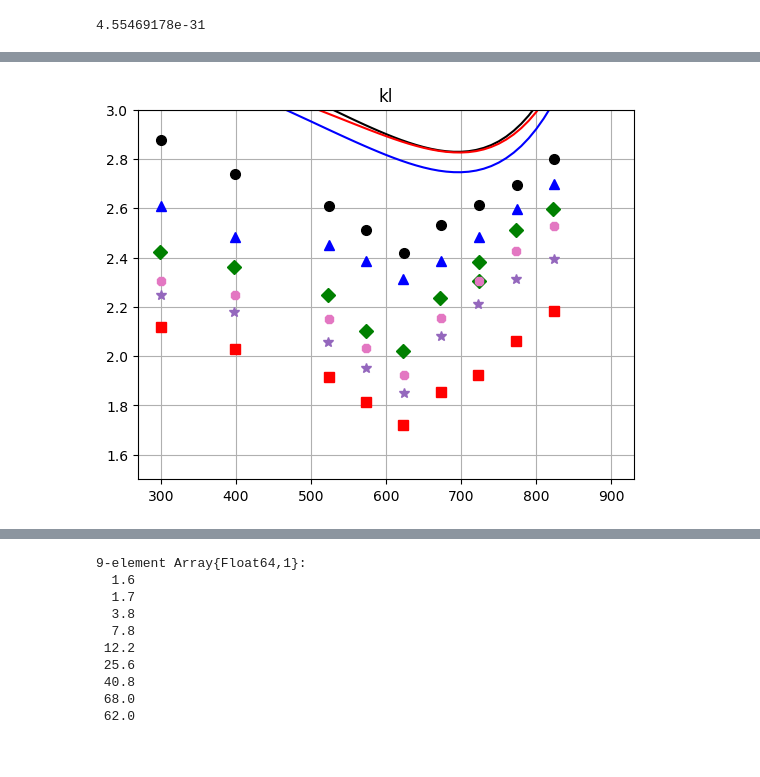
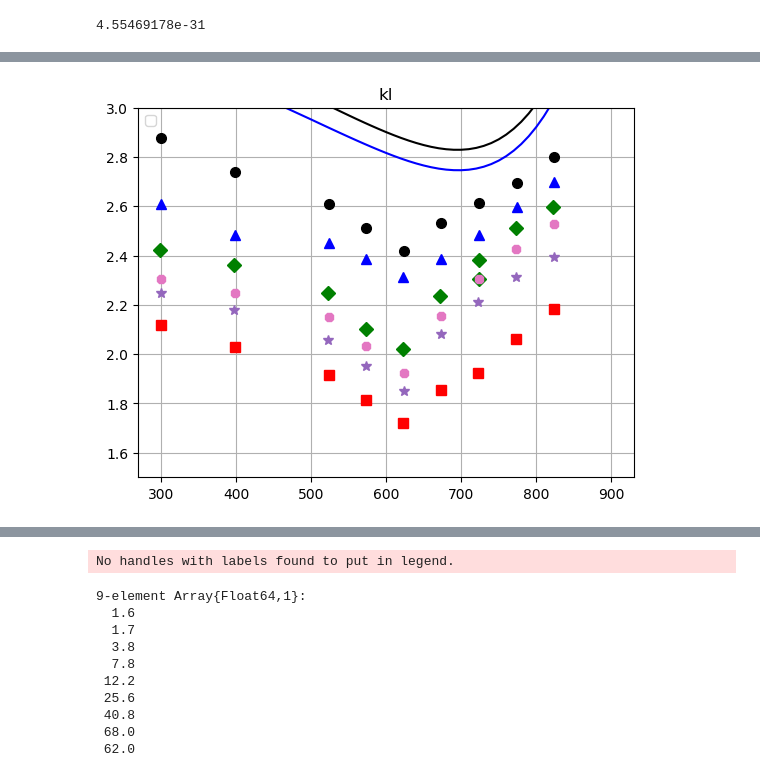
Before and after one commit to ast5005/bte, a Jupyter notebook: Mg2SiSn-AST-P1-1-SUin-Comp.ipynb, the cells around one changed output, grey strips where cells are left out. Saved outputs shown, nothing was run; the diff lists cells and outputs as text; code cells hidden in the pictures.

```diff
--- a/Mg2SiSn-AST-P1-1-SUin-Comp.ipynb
+++ b/Mg2SiSn-AST-P1-1-SUin-Comp.ipynb
@@ -532,48 +565,49 @@ MgSiSn0hKCK=[2.1168755981,2.0268355263,1.9150855263,1.8140986842,1.7209888158,1.
 # %%
 figure()
 title("kl")
-plot(Ts,36*klt_SA_A+kes[:,1,1]+0.6*kbis[:,1,1],Linestyle="-",color="k")
-plot(Ts,34*klt_SA_A+kes[:,1,1]+0.567*kbis[:,1,1],Linestyle="-",color="b")
-plot(Ts,28*klt_SA_A+1.48kes[:,1,1]+0.57*kbis[:,1,1],Linestyle="-",color="g")
-plot(Ts,29*klt_SA_A+1.5kes[:,1,1]+0.53*kbis[:,1,1],Linestyle="-.",color="tab:pink")
-plot(Ts,27*klt_SA_A+1.5kes[:,1,1]+0.53*kbis[:,1,1],Linestyle="-.",color="tab:purple")
-plot(Ts,26*klt_SA_A+1.3kes[:,1,1]+0.52*kbis[:,1,1],Linestyle="-",color="r")
-plot(MgSiSn4hKCT+273,MgSiSn4hKCK,linestyle="None",marker="o",markersize=7,color="k")
-plot(MgSiSn2hKCT+273,MgSiSn2hKCK,linestyle="None",marker="^",markersize=7,color="b")
-plot(MgSiSn05hKCT+273,MgSiSn05hKCK,linestyle="None",marker="D",markersize=7,color="g")
-plot(MgSiSn2h2TiO2KCT+273,MgSiSn2h2TiO2KCK,linestyle="None",marker="8",markersize=7,color="tab:pink")
-plot(MgSiSn2h5TiO2KCT+273,MgSiSn2h5TiO2KCK,linestyle="None",marker="*",markersize=7,color="tab:purple")
-plot(MgSiSn0hKCT+273,MgSiSn0hKCK,linestyle="None",marker="s",markersize=7,color="r")
+plot(Ts,36*klt_SA_A .+kes[:,1,1] .+0.6*kbis[:,1,1],Linestyle="-",color="k")
+plot(Ts,34*klt_SA_A .+kes[:,1,1]+0.567 .*kbis[:,1,1],Linestyle="-",color="b")
+plot(Ts,28*klt_SA_A .+1.48kes[:,1,1] .+0.57*kbis[:,1,1],Linestyle="-",color="g")
+plot(Ts,29*klt_SA_A .+1.5kes[:,1,1] .+0.53*kbis[:,1,1],Linestyle="-.",color="tab:pink")
+plot(Ts,27*klt_SA_A .+1.5kes[:,1,1] .+0.53*kbis[:,1,1],Linestyle="-.",color="tab:purple")
+plot(Ts,26*klt_SA_A /+1.3kes[:,1,1] .+0.52*kbis[:,1,1],Linestyle="-",color="r")
+plot(MgSiSn4hKCT .+273,MgSiSn4hKCK,linestyle="None",marker="o",markersize=7,color="k")
+plot(MgSiSn2hKCT .+273,MgSiSn2hKCK,linestyle="None",marker="^",markersize=7,color="b")
+plot(MgSiSn05hKCT .+273,MgSiSn05hKCK,linestyle="None",marker="D",markersize=7,color="g")
+plot(MgSiSn2h2TiO2KCT  .+273,MgSiSn2h2TiO2KCK,linestyle="None",marker="8",markersize=7,color="tab:pink")
+plot(MgSiSn2h5TiO2KCT .+273,MgSiSn2h5TiO2KCK,linestyle="None",marker="*",markersize=7,color="tab:purple")
+plot(MgSiSn0hKCT .+273,MgSiSn0hKCK,linestyle="None",marker="s",markersize=7,color="r")
 #plot(SiGe_SA_162_Bulk_KC_T,SiGe_SA_162_Bulk_KC_KL,linestyle="None",marker="o",markersize=7,color="b")
 #plot(SiGe_SA_162_Bulk_KC_T2,SiGe_SA_162_Bulk_KC_K2,linestyle="None",marker="o",markersize=7,color="g")
 legend(loc="upper left")
 ylim(1.5,3.0)
 grid()
 
 
 figure()
 title("kl")
-plot(Ts,36*klt_SA_A+kes[:,1,1]+0.6*kbis[:,1,1],Linestyle="-",color="k",label="")
-plot(Ts,34*klt_SA_A+kes[:,1,1]+0.567*kbis[:,1,1],Linestyle="-",color="b")
+plot(Ts,36 .*klt_SA_A .+kes[:,1,1] .+0.6 .*kbis[:,1,1],Linestyle="-",color="k",label="")
+plot(Ts,34 .*klt_SA_A .+kes[:,1,1] .+0.567 .*kbis[:,1,1],Linestyle="-",color="b")
 #plot(Ts,28*klt_SA_A+1.48kes[:,1,1]+0.57*kbis[:,1,1],Linestyle="-",color="g")
-plot(Ts,29*klt_SA_A+1.5kes[:,1,1]+0.53*kbis[:,1,1],Linestyle="-.",color="tab:pink")
-plot(Ts,27*klt_SA_A+1.5kes[:,1,1]+0.53*kbis[:,1,1],Linestyle="-.",color="tab:purple")
-plot(Ts,26*klt_SA_A+1.3kes[:,1,1]+0.52*kbis[:,1,1],Linestyle="-",color="r")
-plot(MgSiSn4hKCT+273,MgSiSn4hKCK,linestyle="None",marker="o",markersize=7,color="k",label="4 h")
-plot(MgSiSn2hKCT+273,MgSiSn2hKCK,linestyle="None",marker="^",markersize=7,color="b",label="2 h")
+plot(Ts,29 .*klt_SA_A .+1.5kes[:,1,1] .+0.53 .*kbis[:,1,1],Linestyle="-.",color="tab:pink")
+plot(Ts,27 .*klt_SA_A .+1.5kes[:,1,1] .+0.53 .*kbis[:,1,1],Linestyle="-.",color="tab:purple")
+plot(Ts,26 .*klt_SA_A .+1.3kes[:,1,1] .+0.52 .*kbis[:,1,1],Linestyle="-",color="r")
+plot(MgSiSn4hKCT .+273,MgSiSn4hKCK,linestyle="None",marker="o",markersize=7,color="k",label="4 h")
+plot(MgSiSn2hKCT .+273,MgSiSn2hKCK,linestyle="None",marker="^",markersize=7,color="b",label="2 h")
 #plot(MgSiSn05hKCT+273,MgSiSn05hKCK,linestyle="None",marker="D",markersize=7,color="g")
-plot(MgSiSn2h2TiO2KCT+273,MgSiSn2h2TiO2KCK,linestyle="None",marker="8",markersize=7,color="tab:pink",label="2 h + 2% TiO2")
-plot(MgSiSn2h5TiO2KCT+273,MgSiSn2h5TiO2KCK,linestyle="None",marker="*",markersize=7,color="tab:purple",label="2 h + 5% TiO2")
-plot(MgSiSn0hKCT+273,MgSiSn0hKCK,linestyle="None",marker="s",markersize=7,color="r",label="0 h")
+plot(MgSiSn2h2TiO2KCT .+273,MgSiSn2h2TiO2KCK,linestyle="None",marker="8",markersize=7,color="tab:pink",label="2 h + 2% TiO2")
+plot(MgSiSn2h5TiO2KCT .+273,MgSiSn2h5TiO2KCK,linestyle="None",marker="*",markersize=7,color="tab:purple",label="2 h + 5% TiO2")
+plot(MgSiSn0hKCT .+273,MgSiSn0hKCK,linestyle="None",marker="s",markersize=7,color="r",label="0 h")
 #plot(SiGe_SA_162_Bulk_KC_T,SiGe_SA_162_Bulk_KC_KL,linestyle="None",marker="o",markersize=7,color="b")
 #plot(SiGe_SA_162_Bulk_KC_T2,SiGe_SA_162_Bulk_KC_K2,linestyle="None",marker="o",markersize=7,color="g")
 
 ylim(1.5,3.0)
 legend(loc="lower right")
 grid()
 # %% [output]
-[figure, old version]
+[figure, new version]
 [figure]
+No handles with labels found to put in legend.
 # %%
 MgSiSn4hECE=[10,12.4,20.5,35.8,43.2,69.6,82.8,100,110]
 MgSiSn2hECE=[3,4.4,8.5,15.8,22.2,55.6,50.8,68,80]
```
Also changed, not shown: parts of 17 cells of this notebook, 9 other files.
